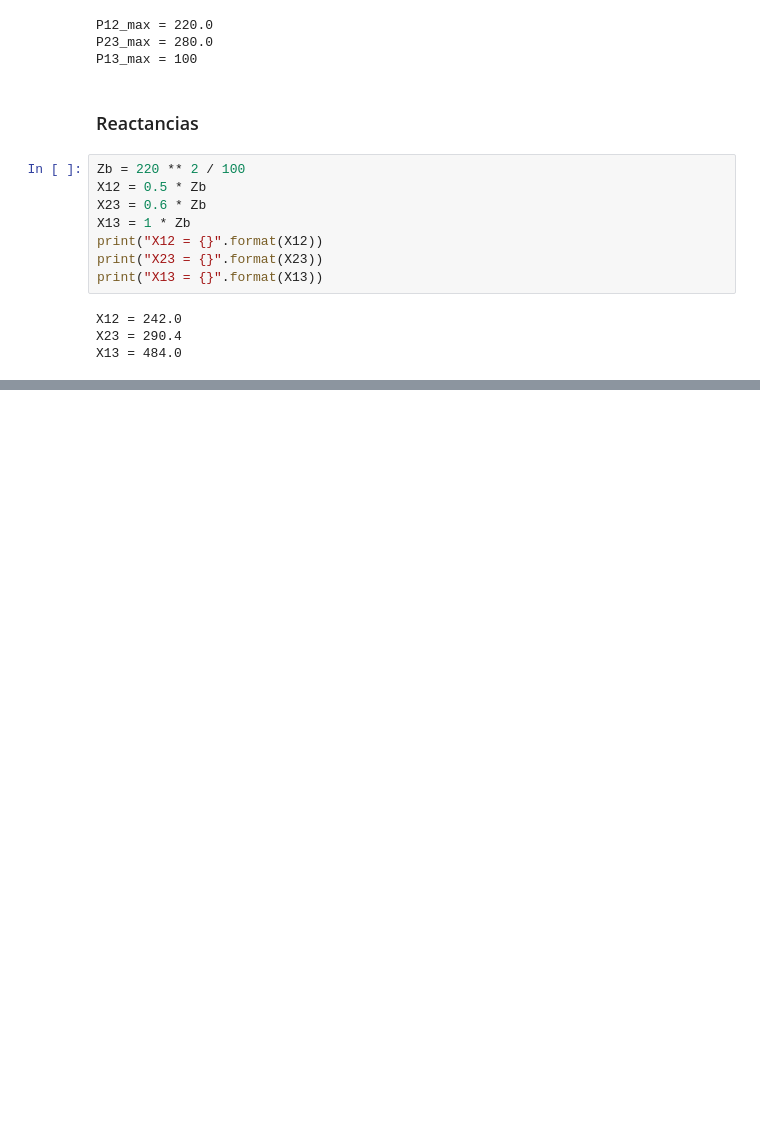
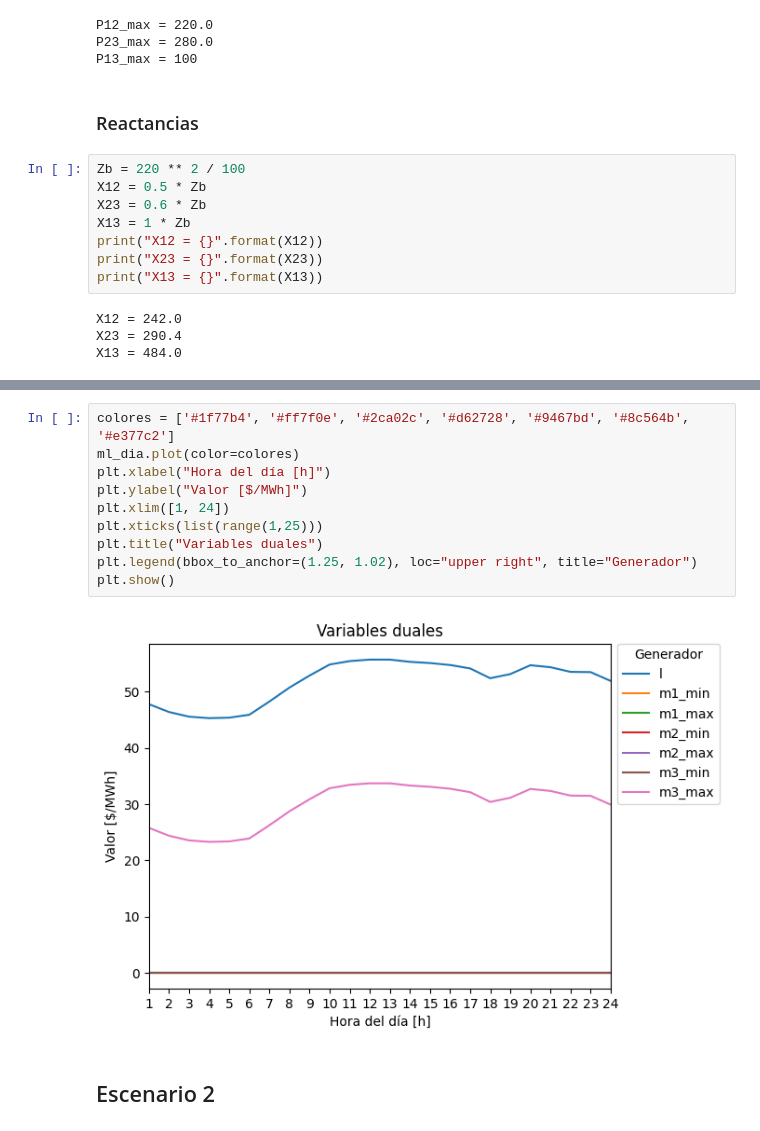
Before and after one commit to pabloajimenezc/Tarea_2_OSEP_2023_1, a Jupyter notebook: T2.ipynb, the cells around one changed output, grey strips where cells are left out. Drawn from its saved outputs; the diff is of its cells as text; blank space fills up the shorter version.

```diff
--- a/T2.ipynb
+++ b/T2.ipynb
@@ -418,0 +397,14 @@ t3 = 16892.116564898
+# %%
+colores = ['#1f77b4', '#ff7f0e', '#2ca02c', '#d62728', '#9467bd', '#8c564b', '#e377c2']
+ml_dia.plot(color=colores)
+plt.xlabel("Hora del día [h]")
+plt.ylabel("Valor [$/MWh]")
+plt.xlim([1, 24])
+plt.xticks(list(range(1,25)))
+plt.title("Variables duales")
+plt.legend(bbox_to_anchor=(1.25, 1.02), loc="upper right", title="Generador")
+plt.show()
+# %% [output]
+[figure, added]
+# %% [markdown]
+## Escenario 2
```
Also changed, not shown: parts of 37 cells of this notebook.
